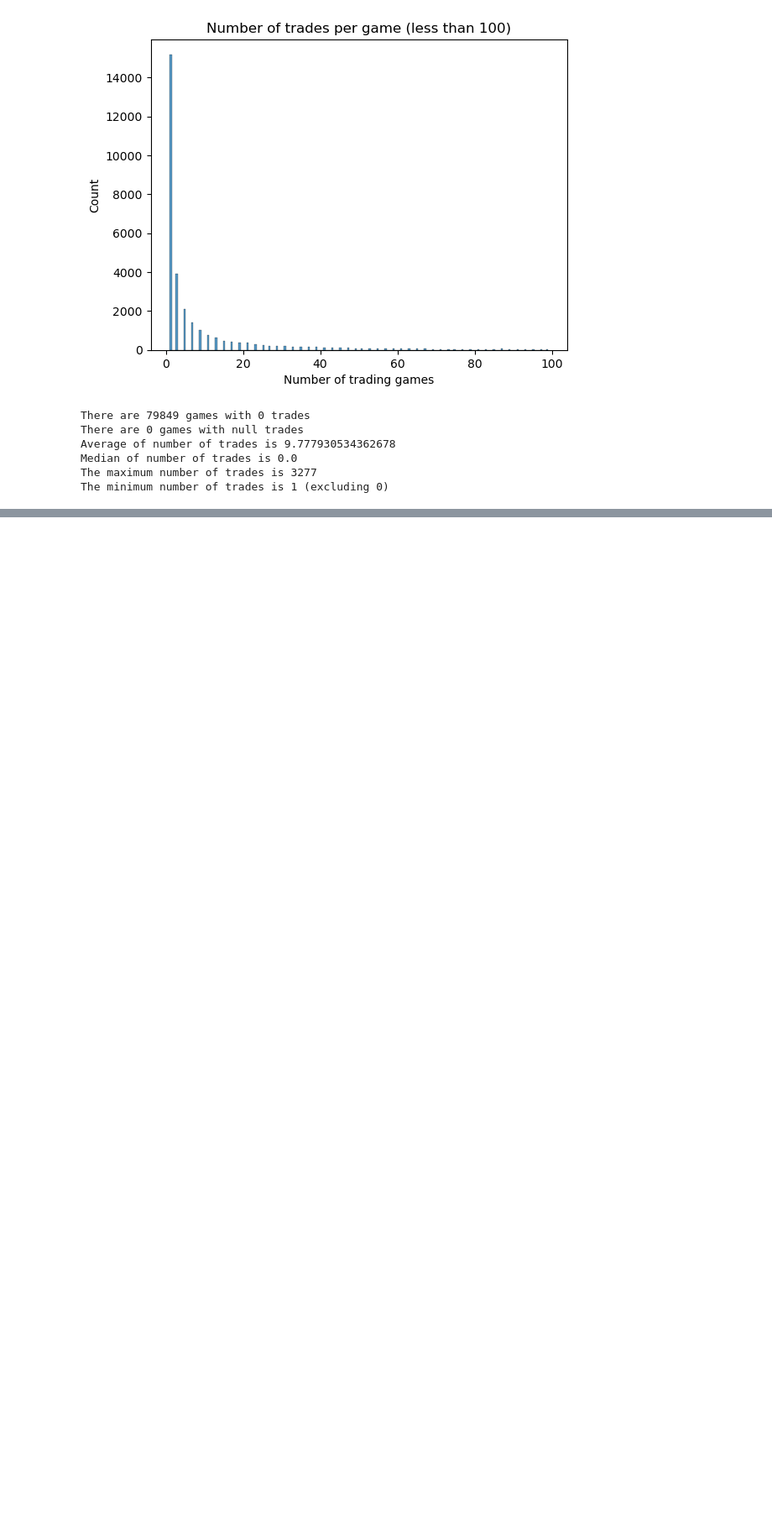
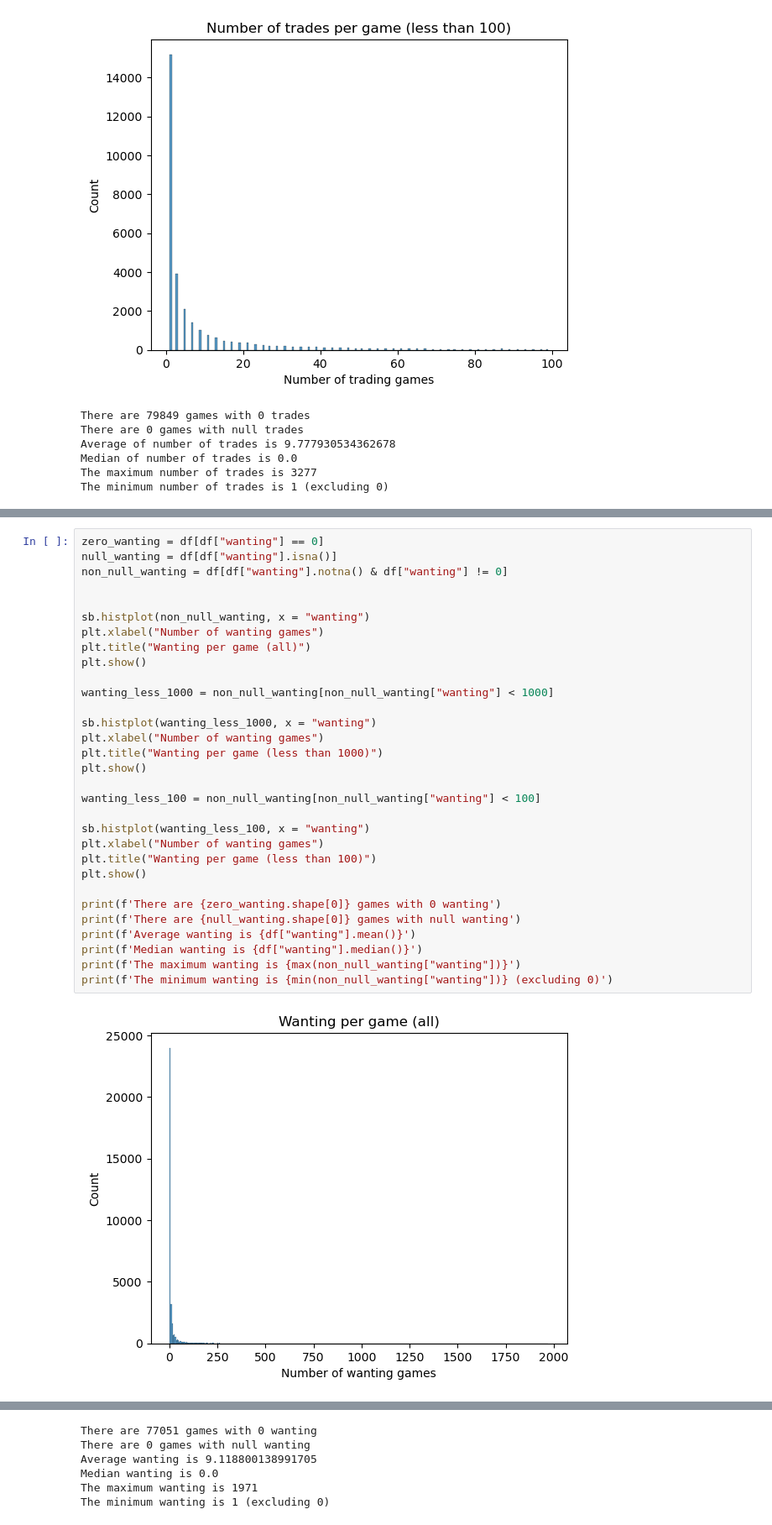
Before and after one commit to LsFaria04/PRI_Board_Games_Search_System, a Jupyter notebook: analysis.ipynb, the cells around one changed output, grey strips where cells are left out. Shown at 84% size. Cells and saved outputs as stored; diff of their text form; blank space fills up the shorter version.

Commit message:
Added more analisis. There are still 4 columns to analyse

```diff
--- a/analysis.ipynb
+++ b/analysis.ipynb
@@ -738,0 +739,33 @@ Now we will analize the wainting column.
+# %%
+zero_wanting = df[df["wanting"] == 0]
+null_wanting = df[df["wanting"].isna()]
+non_null_wanting = df[df["wanting"].notna() & df["wanting"] != 0]
+
+
+sb.histplot(non_null_wanting, x = "wanting")
+plt.xlabel("Number of wanting games")
+plt.title("Wanting per game (all)")
+plt.show()
+
+wanting_less_1000 = non_null_wanting[non_null_wanting["wanting"] < 1000]
+
+sb.histplot(wanting_less_1000, x = "wanting")
+plt.xlabel("Number of wanting games")
+plt.title("Wanting per game (less than 1000)")
+plt.show()
+
+wanting_less_100 = non_null_wanting[non_null_wanting["wanting"] < 100]
+
+sb.histplot(wanting_less_100, x = "wanting")
+plt.xlabel("Number of wanting games")
+plt.title("Wanting per game (less than 100)")
+plt.show()
+
+print(f'There are {zero_wanting.shape[0]} games with 0 wanting')
+print(f'There are {null_wanting.shape[0]} games with null wanting')
+print(f'Average wanting is {df["wanting"].mean()}')
+print(f'Median wanting is {df["wanting"].median()}')
+print(f'The maximum wanting is {max(non_null_wanting["wanting"])}')
+print(f'The minimum wanting is {min(non_null_wanting["wanting"])} (excluding 0)')
+# %% [output]
+[figure, added]
@@ -738,0 +774,6 @@ Now we will analize the wainting column.
+There are 77051 games with 0 wanting
+There are 0 games with null wanting
+Average wanting is 9.118800138991705
+Median wanting is 0.0
+The maximum wanting is 1971
+The minimum wanting is 1 (excluding 0)
```
Also changed, not shown: parts of 5 cells of this notebook.
